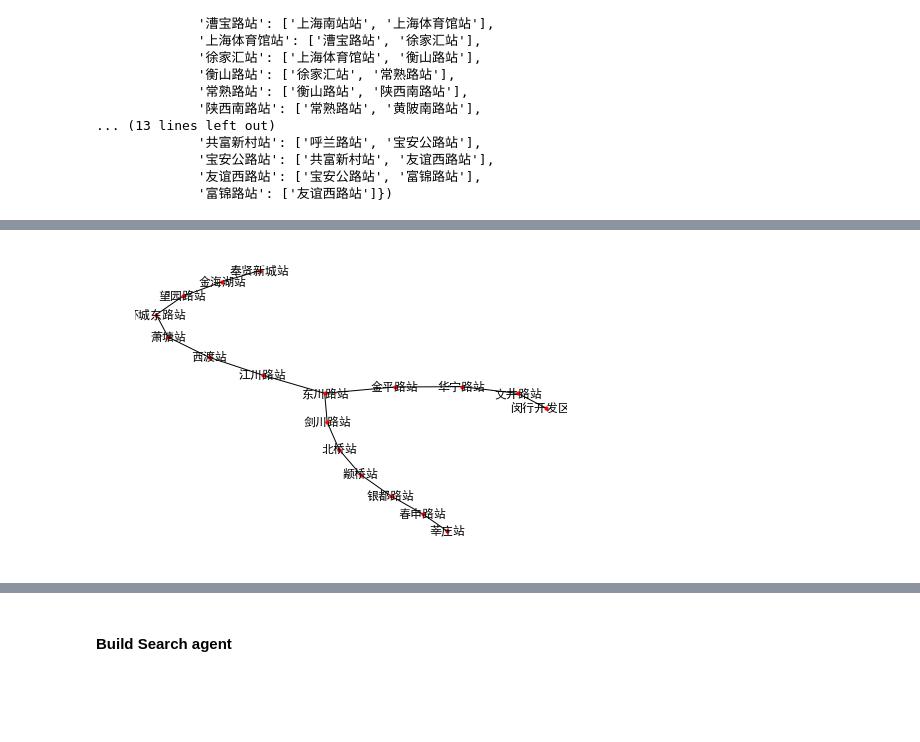
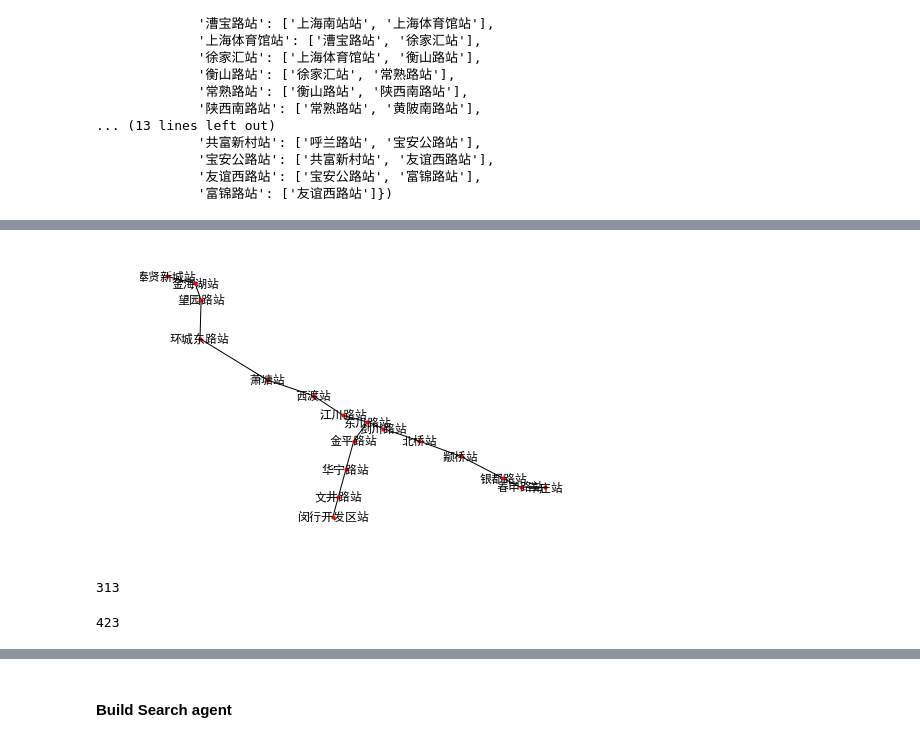
Before and after one commit to HaiBlueSea/Assignment-NLP, a Jupyter notebook: lesson-02/Homework-02.ipynb, the cells around one changed output, grey strips where cells are left out. Saved outputs shown, nothing was run; the diff lists cells and outputs as text; code cells hidden in the pictures; blank space fills up the shorter version.

Commit message:
add subway location information and NLP_notes

```diff
--- a/lesson-02/Homework-02.ipynb
+++ b/lesson-02/Homework-02.ipynb
@@ -524,7 +646,10 @@ for i, station in enumerate(stations_connection_list):
         if key not in stations_connection_all:
             stations_connection_all[key] = items
         else:
-            stations_connection_all[key] += items
+            for _a in items:
+                if _a not in stations_connection_all[key]:
+                    stations_connection_all[key] += [_a]
+
         if key in stations_tag: #统计站点归属
             stations_tag[key] += [subway_name[i]]
         else:
@@ -543,0 +673,28 @@ plt.rcParams['axes.unicode_minus'] = False
+# %%
+import pickle
+def save_obj(obj):
+    with open('station.pkl', 'wb') as f:
+        pickle.dump(obj, f, pickle.HIGHEST_PROTOCOL)
+def load_obj():
+    with open('station.pkl', 'rb') as f:
+        return pickle.load(f)
+
+#station_location
+# %%
+station_location = load_obj()
+i = 0
+for key in  stations_connection_all:
+    if key not in station_location:
+    #if station_location[key] == (0,0):
+    #    i += 1
+        station_location[key] = get_location1(key)
+#print(i)
+save_obj(station_location)
+
+station_location = load_obj()
+for key in  station_location:
+    if station_location[key] == (0,0):
+        i += 1
+        station_location[key] = get_location1(key)
+print(i)
+save_obj(station_location)
@@ -543,0 +703,3 @@ plt.rcParams['axes.unicode_minus'] = False
+# %%
+for key,item in station_location.items():
+    station_location[key] = tuple(map(float, item))
@@ -544,4 +726,4 @@ plt.rcParams['axes.unicode_minus'] = False
 # %%
-nx.draw(nx.Graph(create_subway_connection(subway_inf[4]['上海地铁5号线'])), with_labels=True, node_size=10)
+nx.draw(nx.Graph(create_subway_connection(subway_inf[4]['上海地铁5号线'])),station_location, with_labels=True, node_size=10)
 # %% [output]
-[figure, old version]
+[figure, new version]
@@ -547,0 +742,8 @@ nx.draw(nx.Graph(create_subway_connection(subway_inf[4]['上海地铁5号线']))
+# %%
+len(gis)
+# %% [output]
+313
+# %%
+len(station_tag)
+# %% [output]
+423
```
Also changed, not shown: parts of 50 cells of this notebook, 2 other files.
